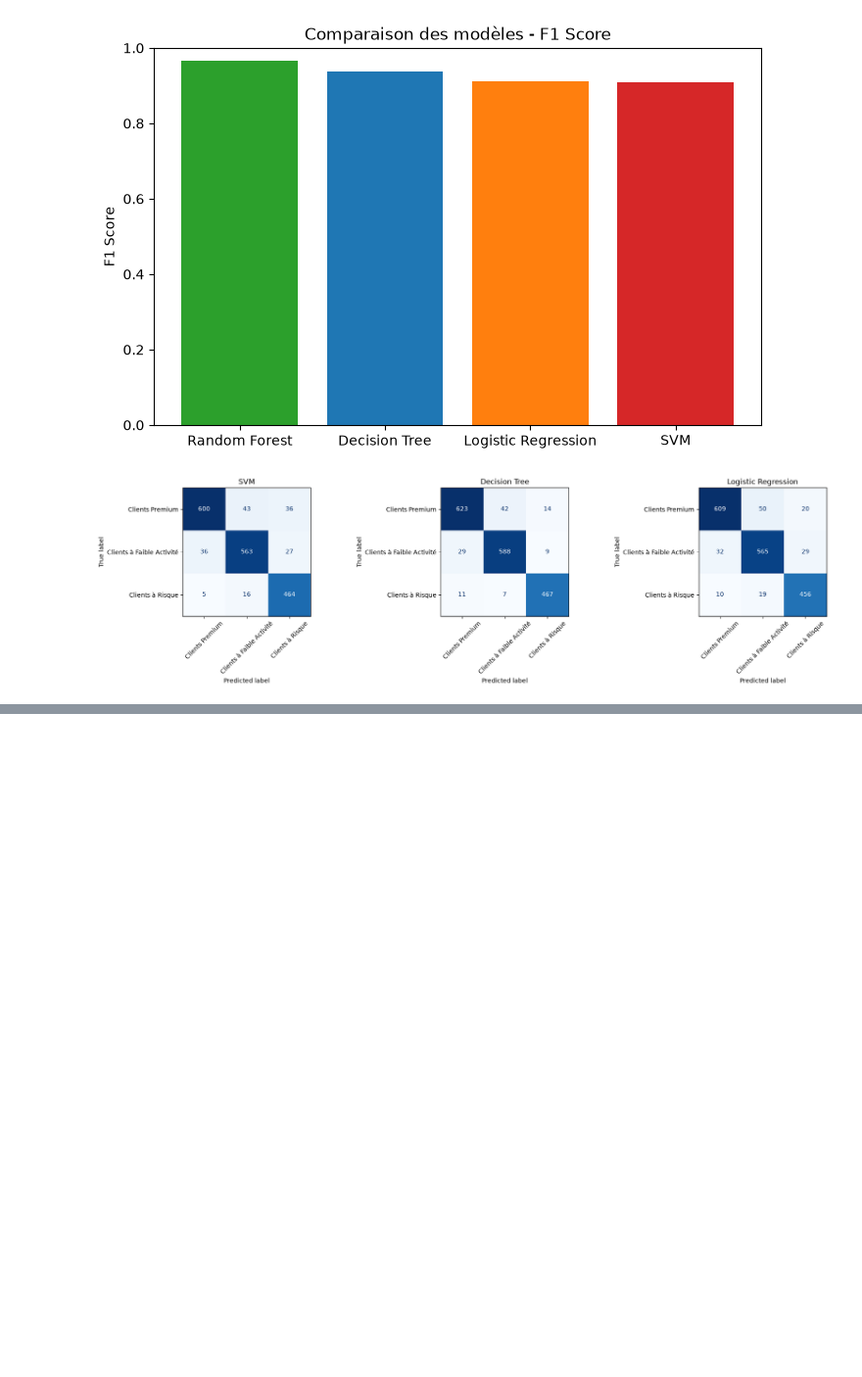
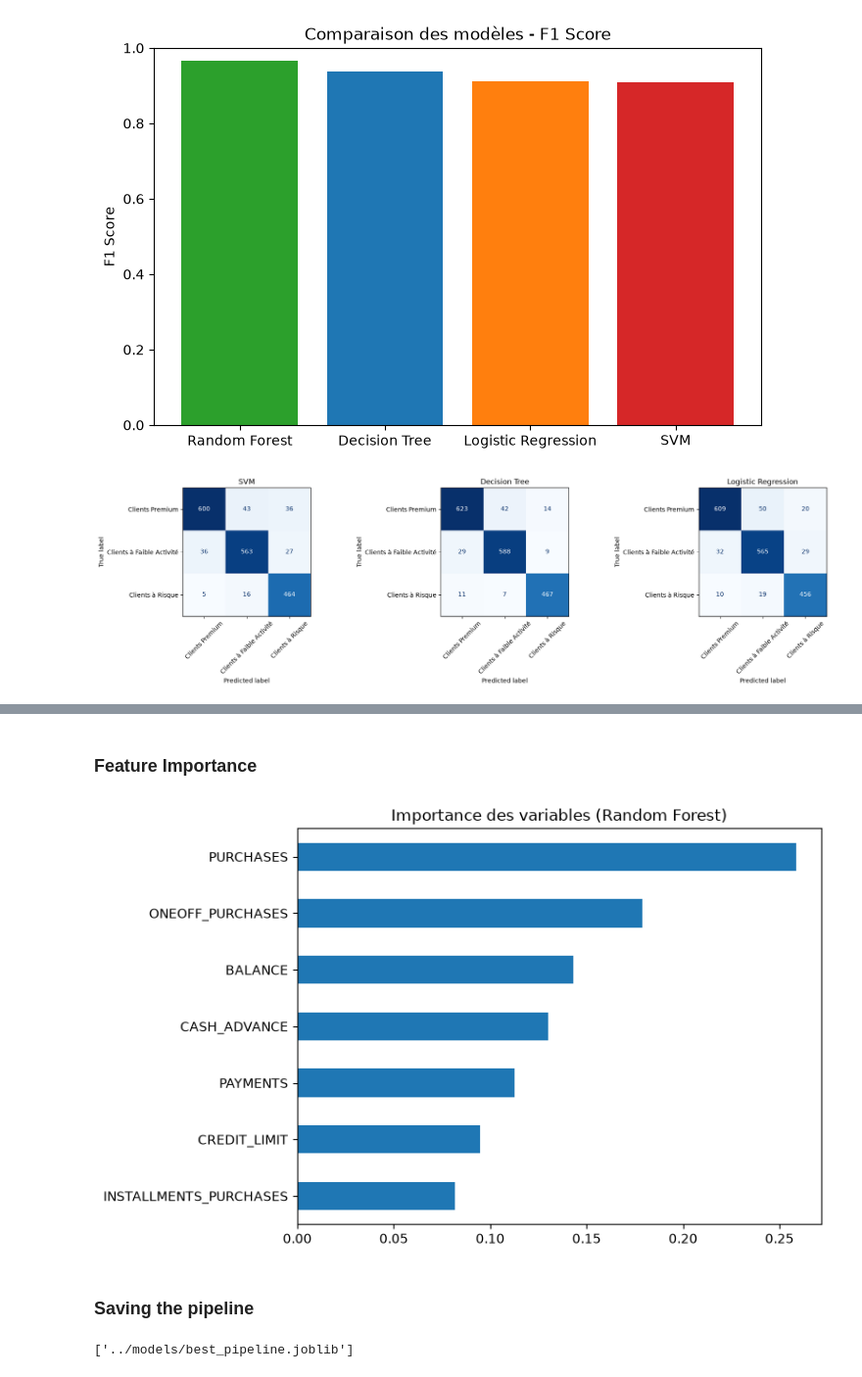
Before and after one commit to ABDELHAFIDaz/CardProfiler, a Jupyter notebook: notebooks/Classification.ipynb, the cells around one changed output, grey strips where cells are left out. Shown at 98% size. Drawn from its saved outputs; the diff is of its cells as text; code cells hidden in the pictures; blank space fills up the shorter version.

```diff
--- a/notebooks/Classification.ipynb
+++ b/notebooks/Classification.ipynb
@@ -176,0 +221,5 @@ plt.show()
+# %%
+best_pipeline = grid_search.best_estimator_
+
+y_pred_best = best_pipeline.predict(X_test)
+print(classification_report(y_test, y_pred_best))
@@ -176,0 +236,22 @@ plt.show()
+# %% [markdown]
+### Feature Importance
+# %%
+importances = best_pipeline.named_steps["classifier"].feature_importances_
+
+feat_imp = pd.Series(importances, index=X.columns).sort_values()
+
+plt.figure(figsize=(8,5))
+feat_imp.plot(kind="barh")
+plt.title("Importance des variables (Random Forest)")
+plt.tight_layout()
+plt.show()
+# %% [output]
+[figure, added]
+# %% [markdown]
+### Saving the pipeline
+# %%
+import joblib
+
+joblib.dump(best_pipeline, "../models/best_pipeline.joblib")
+# %% [output]
+['../models/best_pipeline.joblib']
```
Also changed, not shown: parts of 8 cells of this notebook, 2 other files.
